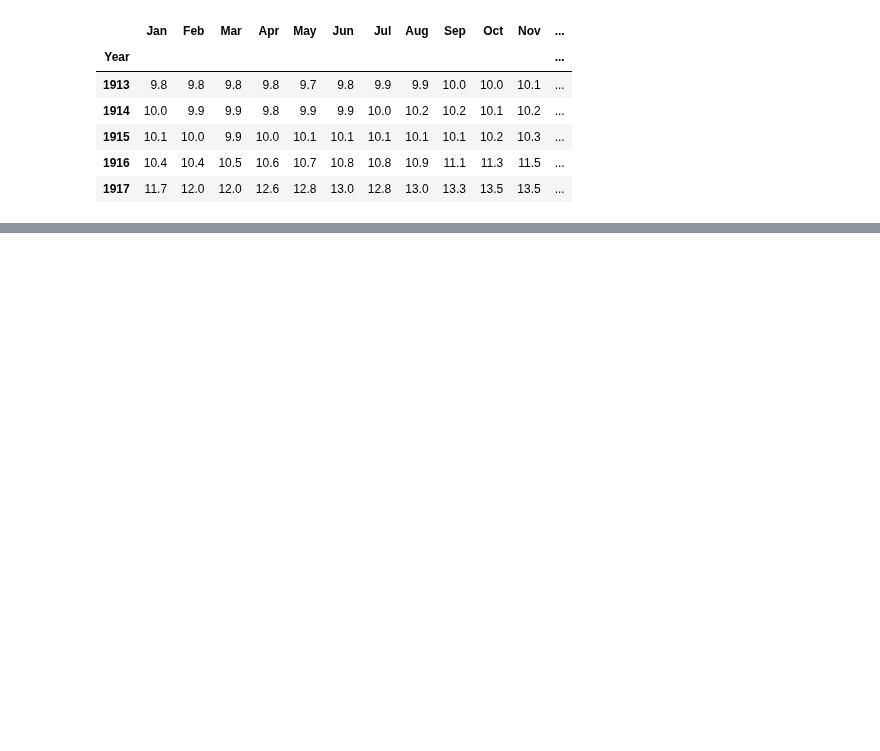
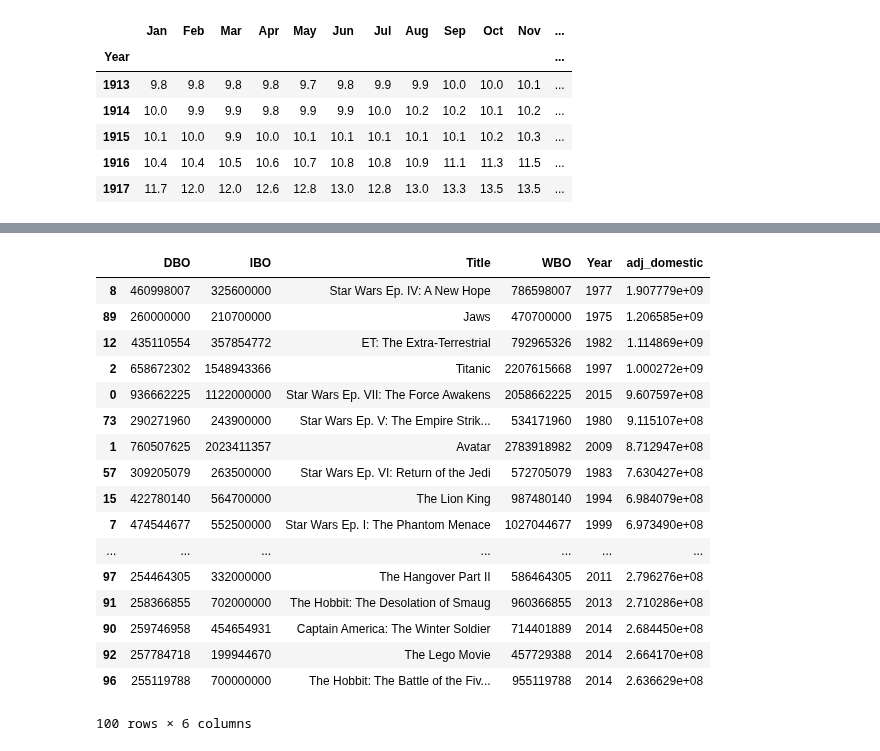
Before and after one commit to LutherCSMiller/project2-loutan01, a Jupyter notebook: Box Office Prices.ipynb, the cells around one changed output, grey strips where cells are left out. Saved outputs shown, nothing was run; the diff lists cells and outputs as text; code cells hidden in the pictures; blank space fills up the shorter version.

```diff
--- a/Box Office Prices.ipynb
+++ b/Box Office Prices.ipynb
@@ -51,3 +77,29 @@ boxOfficeHits.head()
+# %%
+def wrapper(the_row):
+    return get_adjusted_price(the_row.Year, the_row.DBO)
+#apply assumes 1 variable as a parameter.
+boxOfficeHits['adj_domestic'] = boxOfficeHits.apply(wrapper, axis = 1)
+boxOfficeHits = boxOfficeHits.sort_values(by = ['adj_domestic'], ascending = False)
+boxOfficeHits
+# %% [output]
+|  | DBO | IBO | Title | WBO | Year | adj_domestic |
+| 8 | 460998007 | 325600000 | Star Wars Ep. IV: A New Hope | 786598007 | 1977 | 1.907779e+09 |
+| 89 | 260000000 | 210700000 | Jaws | 470700000 | 1975 | 1.206585e+09 |
+| 12 | 435110554 | 357854772 | ET: The Extra-Terrestrial | 792965326 | 1982 | 1.114869e+09 |
+| 2 | 658672302 | 1548943366 | Titanic | 2207615668 | 1997 | 1.000272e+09 |
+| 0 | 936662225 | 1122000000 | Star Wars Ep. VII: The Force Awakens | 2058662225 | 2015 | 9.607597e+08 |
+| 73 | 290271960 | 243900000 | Star Wars Ep. V: The Empire Strik... | 534171960 | 1980 | 9.115107e+08 |
+| 1 | 760507625 | 2023411357 | Avatar | 2783918982 | 2009 | 8.712947e+08 |
+| 57 | 309205079 | 263500000 | Star Wars Ep. VI: Return of the Jedi | 572705079 | 1983 | 7.630427e+08 |
+| 15 | 422780140 | 564700000 | The Lion King | 987480140 | 1994 | 6.984079e+08 |
+| 7 | 474544677 | 552500000 | Star Wars Ep. I: The Phantom Menace | 1027044677 | 1999 | 6.973490e+08 |
+| ... | ... | ... | ... | ... | ... | ... |
+| 97 | 254464305 | 332000000 | The Hangover Part II | 586464305 | 2011 | 2.796276e+08 |
+| 91 | 258366855 | 702000000 | The Hobbit: The Desolation of Smaug | 960366855 | 2013 | 2.710286e+08 |
+| 90 | 259746958 | 454654931 | Captain America: The Winter Soldier | 714401889 | 2014 | 2.684450e+08 |
+| 92 | 257784718 | 199944670 | The Lego Movie | 457729388 | 2014 | 2.664170e+08 |
+| 96 | 255119788 | 700000000 | The Hobbit: The Battle of the Fiv... | 955119788 | 2014 | 2.636629e+08 |
+100 rows × 6 columns
 # %%
 #This does not work because years can have multiple box office hits!
 #adj = df.merge(right = cpiData, left_on='Year', right_index = True)
```
Also changed, not shown: parts of 9 cells of this notebook.
